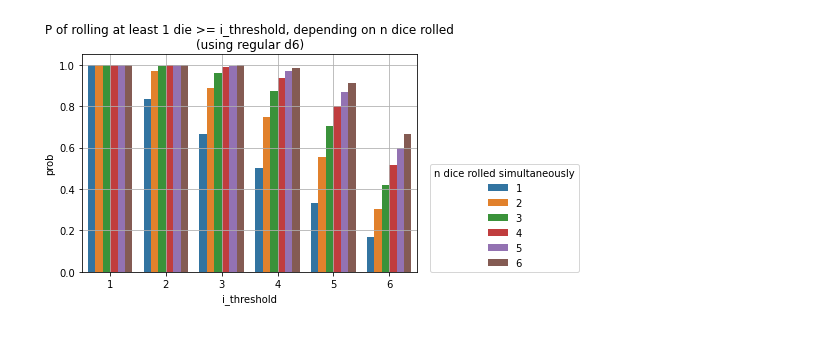
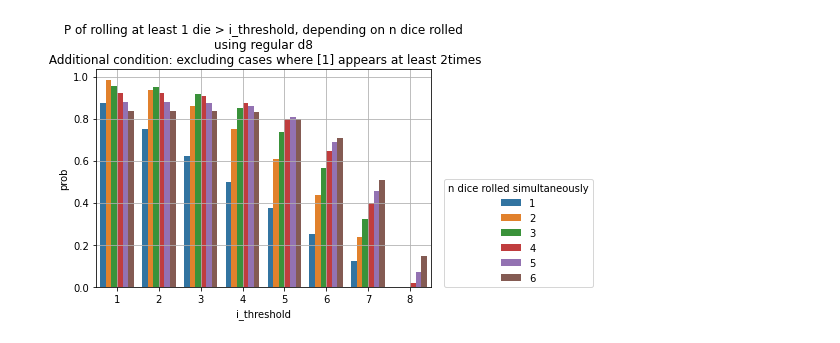
Before and after one commit to drewlr/dice-simulation, a Jupyter notebook: Prob of at least a number.ipynb, the cells around one changed output. Drawn from its saved outputs; the diff is of its cells as text; code cells hidden in the pictures.

```diff
--- a/Prob of at least a number.ipynb
+++ b/Prob of at least a number.ipynb
@@ -102,16 +586,22 @@ results_df = prob_at_least_1_higher_than(throws,
 # %%
-dice_n_faces=6
+dice_n_faces=8
 max_n_simultaneous_throws = 6
+
 
 throws = simulate_dice_throws(dice_n_faces=dice_n_faces,
                               max_n_simultaneous_throws=max_n_simultaneous_throws)
 
-results_df = prob_at_least_1_higher_than(throws,
-                                         dice_n_faces=dice_n_faces,
-                                         max_n_simultaneous_throws=max_n_simultaneous_throws,
-                                         plot_it = True)
+results_df = prob_at_least_X_higher_and_no_repeated(throws,
+                                dice_n_faces=dice_n_faces,
+                                max_n_simultaneous_throws=max_n_simultaneous_throws,
+                                greater = True,
+                                loss_number_repeated = [1],
+                                loss_number_repeated_threshold = 2,
+                                win_number_repeated = [6,7,8],
+                                win_number_repeated_threshold = 4,
+                               plot_it = True)
 # %% [output]
-[figure, old version]
+[figure, new version]
 # %%
 dice_n_faces=8
 max_n_simultaneous_throws = 6
```
Also changed, not shown: parts of 26 cells of this notebook.
